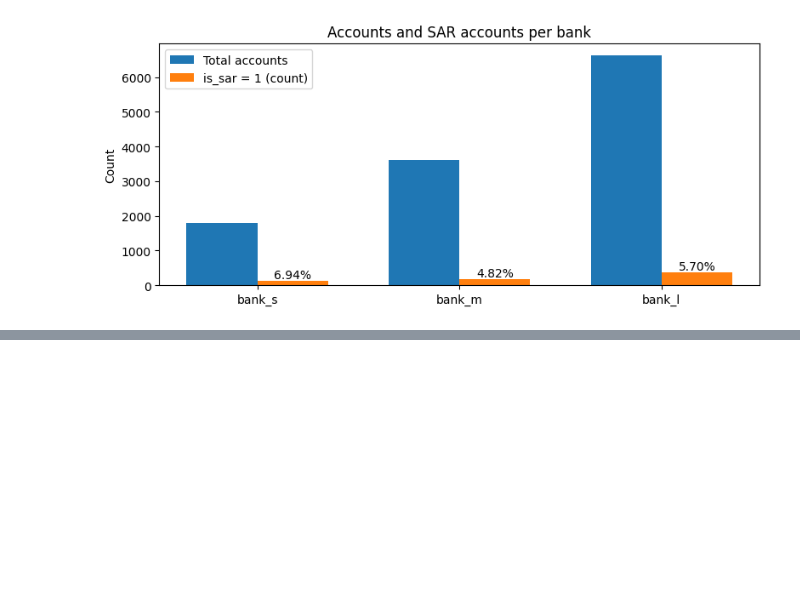
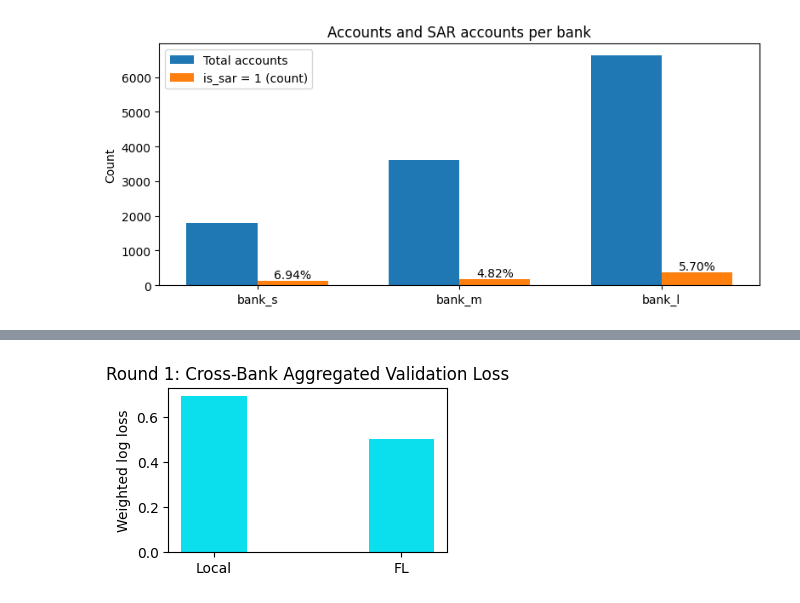
Before and after one commit to Jackson00Han/decentralized_aml_demonstrator, a Jupyter notebook: eda.ipynb, the cells around one changed output, grey strips where cells are left out. Cells and saved outputs as stored; diff of their text form; code cells hidden in the pictures; blank space fills up the shorter version.

```diff
--- a/eda.ipynb
+++ b/eda.ipynb
@@ -104,0 +210,14 @@ plt.show()
+# %%
+# use a new color scheme
+
+labels = ["Local", "FL"]
+values = [0.694693, 0.504857]
+
+plt.figure(figsize=(3.6, 2.4))
+plt.bar(labels, values, width=0.35, color=["#0bdfee"])   # thinner bars with new colors
+plt.ylabel("Weighted log loss")
+plt.title("Round 1: Cross-Bank Aggregated Validation Loss")
+plt.tight_layout()
+plt.show()
+# %% [output]
+[figure, added]
```
Also changed, not shown: parts of 3 cells of this notebook.
